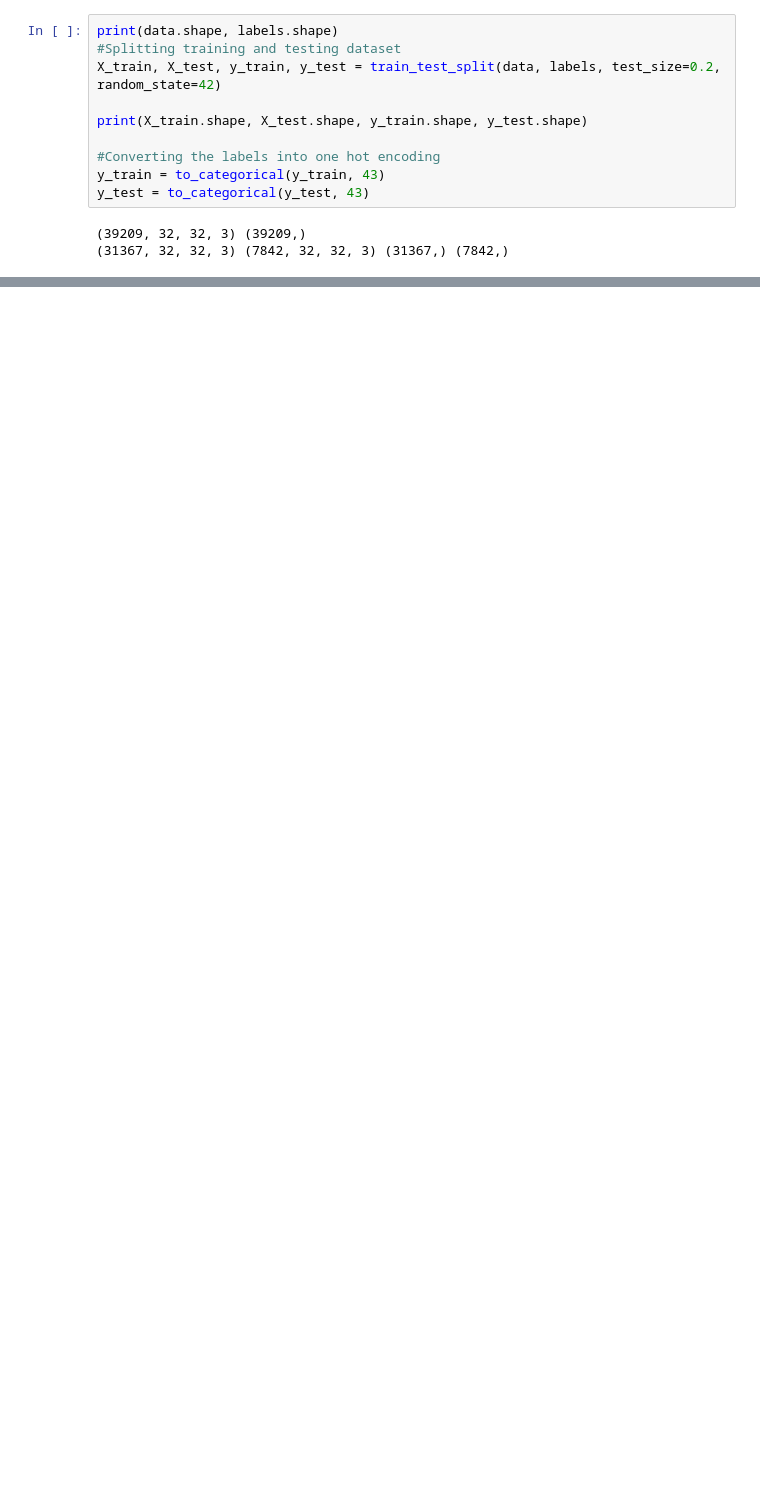
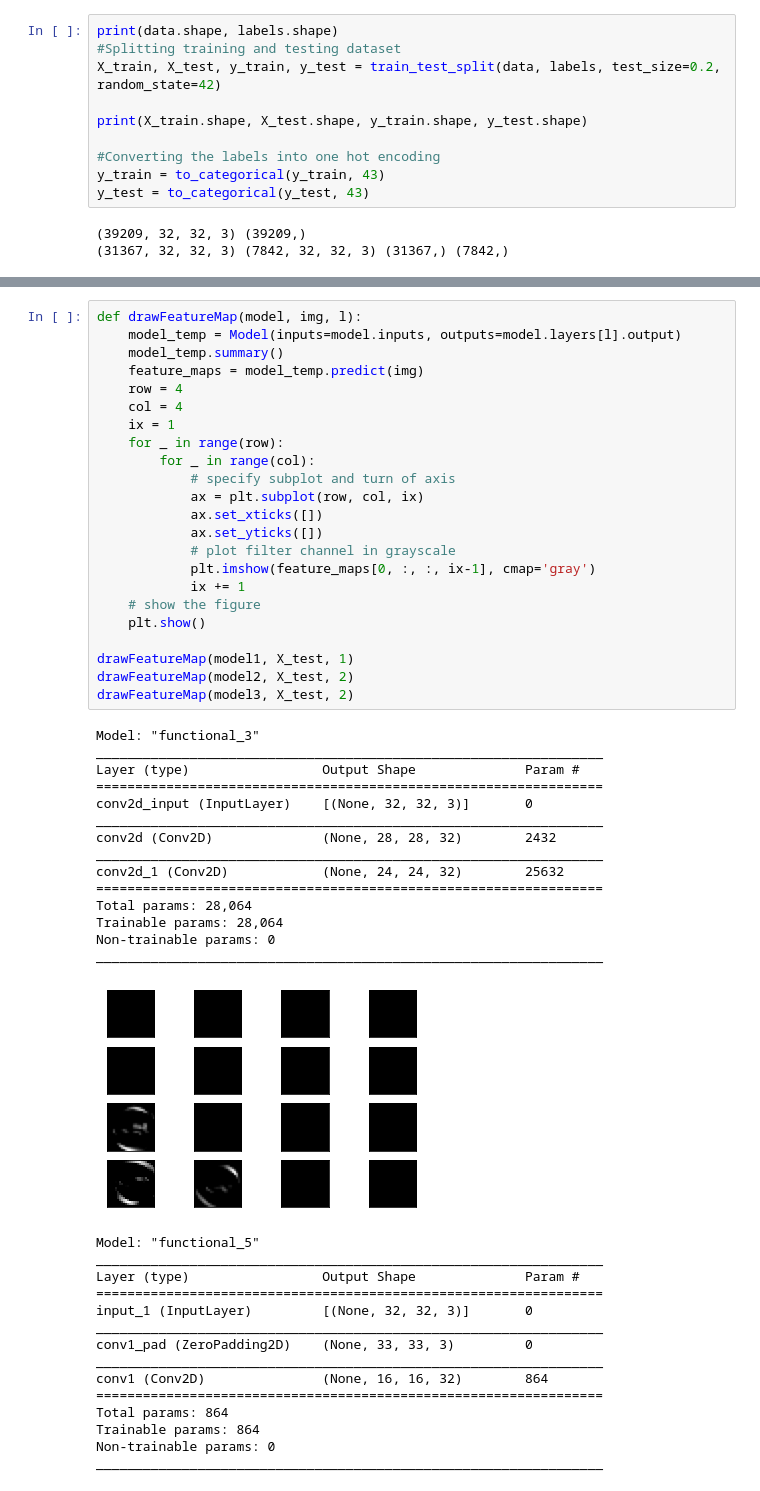
Before and after one commit to AuditoreAzio/comp576Final, a Jupyter notebook: CNN.ipynb, the cells around one changed output, grey strips where cells are left out. Cells and saved outputs as stored; diff of their text form; blank space fills up the shorter version.

```diff
--- a/CNN.ipynb
+++ b/CNN.ipynb
@@ -238,0 +261,53 @@ LeNet Model:  0.9493269992082344
+# %%
+def drawFeatureMap(model, img, l):
+    model_temp = Model(inputs=model.inputs, outputs=model.layers[l].output)
+    model_temp.summary()
+    feature_maps = model_temp.predict(img)
+    row = 4
+    col = 4
+    ix = 1
+    for _ in range(row):
+        for _ in range(col):
+            # specify subplot and turn of axis
+            ax = plt.subplot(row, col, ix)
+            ax.set_xticks([])
+            ax.set_yticks([])
+            # plot filter channel in grayscale
+            plt.imshow(feature_maps[0, :, :, ix-1], cmap='gray')
+            ix += 1
+    # show the figure
+    plt.show()
+
+drawFeatureMap(model1, X_test, 1)
+drawFeatureMap(model2, X_test, 2)
+drawFeatureMap(model3, X_test, 2)
+# %% [output]
+Model: "functional_3"
+_________________________________________________________________
+Layer (type)                 Output Shape              Param #
+=================================================================
+conv2d_input (InputLayer)    [(None, 32, 32, 3)]       0
+_________________________________________________________________
+conv2d (Conv2D)              (None, 28, 28, 32)        2432
+_________________________________________________________________
+conv2d_1 (Conv2D)            (None, 24, 24, 32)        25632
+=================================================================
+Total params: 28,064
+Trainable params: 28,064
+Non-trainable params: 0
+_________________________________________________________________
+[figure, added]
+Model: "functional_5"
+_________________________________________________________________
+Layer (type)                 Output Shape              Param #
+=================================================================
+input_1 (InputLayer)         [(None, 32, 32, 3)]       0
+_________________________________________________________________
+conv1_pad (ZeroPadding2D)    (None, 33, 33, 3)         0
+_________________________________________________________________
+conv1 (Conv2D)               (None, 16, 16, 32)        864
+=================================================================
+Total params: 864
+Trainable params: 864
+Non-trainable params: 0
+_________________________________________________________________
```
Also changed, not shown: parts of 6 cells of this notebook, 6 other files.
